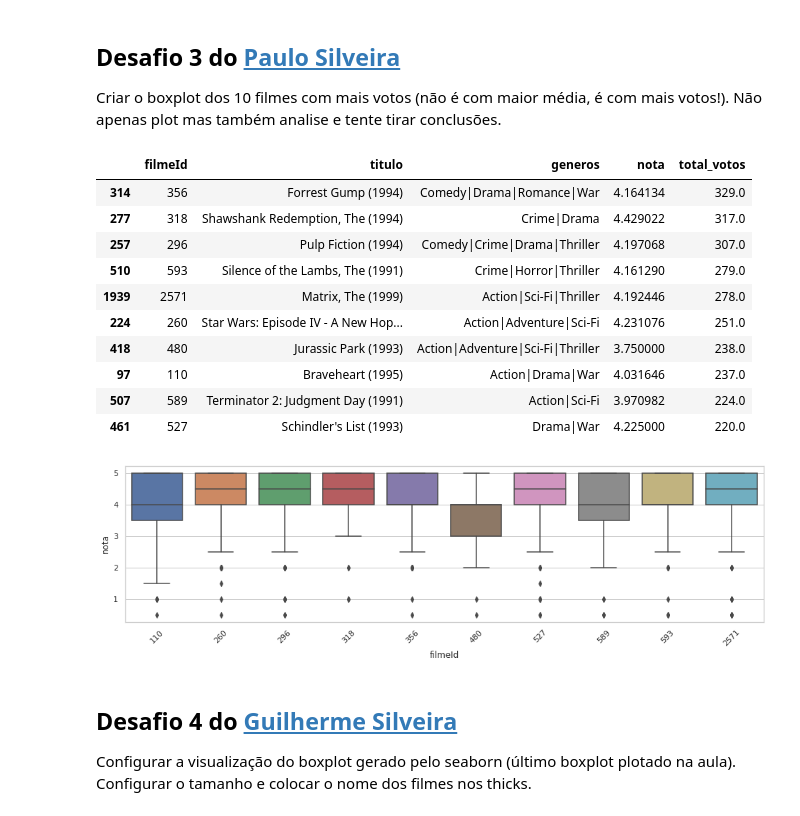
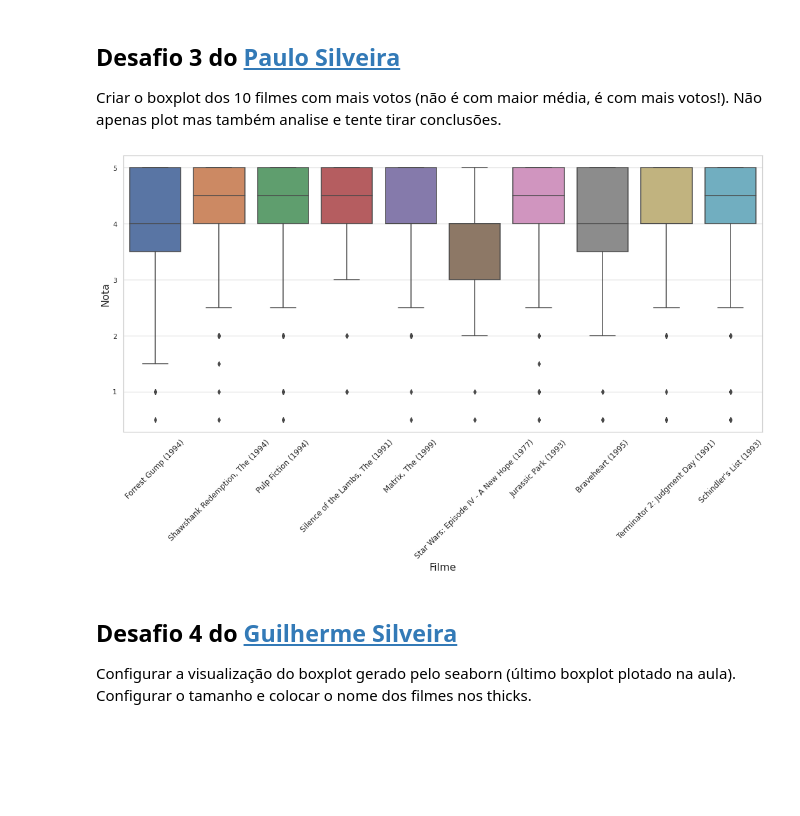
Before and after one commit to osandrolucas/QuarentenaDados, a Jupyter notebook: QuarentenaDados_aula02_osandrolucas.ipynb, the cells around one changed output. Drawn from its saved outputs; the diff is of its cells as text; code cells hidden in the pictures; blank space fills up the shorter version.

```diff
--- a/QuarentenaDados_aula02_osandrolucas.ipynb
+++ b/QuarentenaDados_aula02_osandrolucas.ipynb
@@ -851,35 +851,22 @@ Name: nota, dtype: float64
 ## Desafio 3 do [Paulo Silveira](https://twitter.com/paulo_caelum)
 
  Criar o boxplot dos 10 filmes com mais votos (não é com maior média, é com mais votos!). Não apenas plot mas também analise e tente tirar conclusões.
-# %%
-#Descobrindo os 10+
-votos_por_filme = avaliacoes.groupby('filmeId').size()
-votos_por_filme.name = 'total_votos'
-filmes_com_media_votos = filmes_com_media.join(votos_por_filme, on='filmeId')
-filmes_com_media_votos
-top10 = filmes_com_media_votos.sort_values("total_votos",ascending=False)[0:10]
-top10
-# %% [output]
-|  | filmeId | titulo | generos | nota | total_votos |
-| 314 | 356 | Forrest Gump (1994) | Comedy|Drama|Romance|War | 4.164134 | 329.0 |
-| 277 | 318 | Shawshank Redemption, The (1994) | Crime|Drama | 4.429022 | 317.0 |
-| 257 | 296 | Pulp Fiction (1994) | Comedy|Crime|Drama|Thriller | 4.197068 | 307.0 |
-| 510 | 593 | Silence of the Lambs, The (1991) | Crime|Horror|Thriller | 4.161290 | 279.0 |
-| 1939 | 2571 | Matrix, The (1999) | Action|Sci-Fi|Thriller | 4.192446 | 278.0 |
-| 224 | 260 | Star Wars: Episode IV - A New Hop... | Action|Adventure|Sci-Fi | 4.231076 | 251.0 |
-| 418 | 480 | Jurassic Park (1993) | Action|Adventure|Sci-Fi|Thriller | 3.750000 | 238.0 |
-| 97 | 110 | Braveheart (1995) | Action|Drama|War | 4.031646 | 237.0 |
-| 507 | 589 | Terminator 2: Judgment Day (1991) | Action|Sci-Fi | 3.970982 | 224.0 |
-| 461 | 527 | Schindler's List (1993) | Drama|War | 4.225000 | 220.0 |
-# %%
-#Plot
-sns.set(style="whitegrid")
-plt.figure(figsize=(16,4))
-sns.boxplot(data = avaliacoes.query("filmeId in [356,318,296,593,2571,260,480,110,589,527]"),x="filmeId",y="nota")
-plt.xticks(rotation=45)
-plt.show()
-# %% [output]
-[figure, removed]
+# %%
+# filmes_com_media_e_votos vem do desafio da aula 01
+top_10_votos_por_filme = filmes_com_media_votos.sort_values(by='total_votos', ascending=False).head(10)
+top_10_votos_por_filme_titulos = top_10_votos_por_filme['titulo'].to_list()
+top_10_votos_por_filme_ids = top_10_votos_por_filme['filmeId'].to_list()
+
+plt.figure(figsize=(18, 8))
+ax = sns.boxplot(x='filmeId', y='nota', data=avaliacoes.query(f"filmeId in {top_10_votos_por_filme_ids}"))
+ax.set_xticklabels(top_10_votos_por_filme_titulos, fontsize=12)
+ax.set_xlabel("Filme", fontsize=16)
+ax.set_ylabel("Nota", fontsize=16)
+plt.xticks(rotation=45)
+
+plt.show()
+# %% [output]
+[figure, added]
 # %% [markdown]
 ## Desafio 4 do [Guilherme Silveira](https://twitter.com/guilhermecaelum)
 
```
Also changed, not shown: parts of 14 cells of this notebook.
